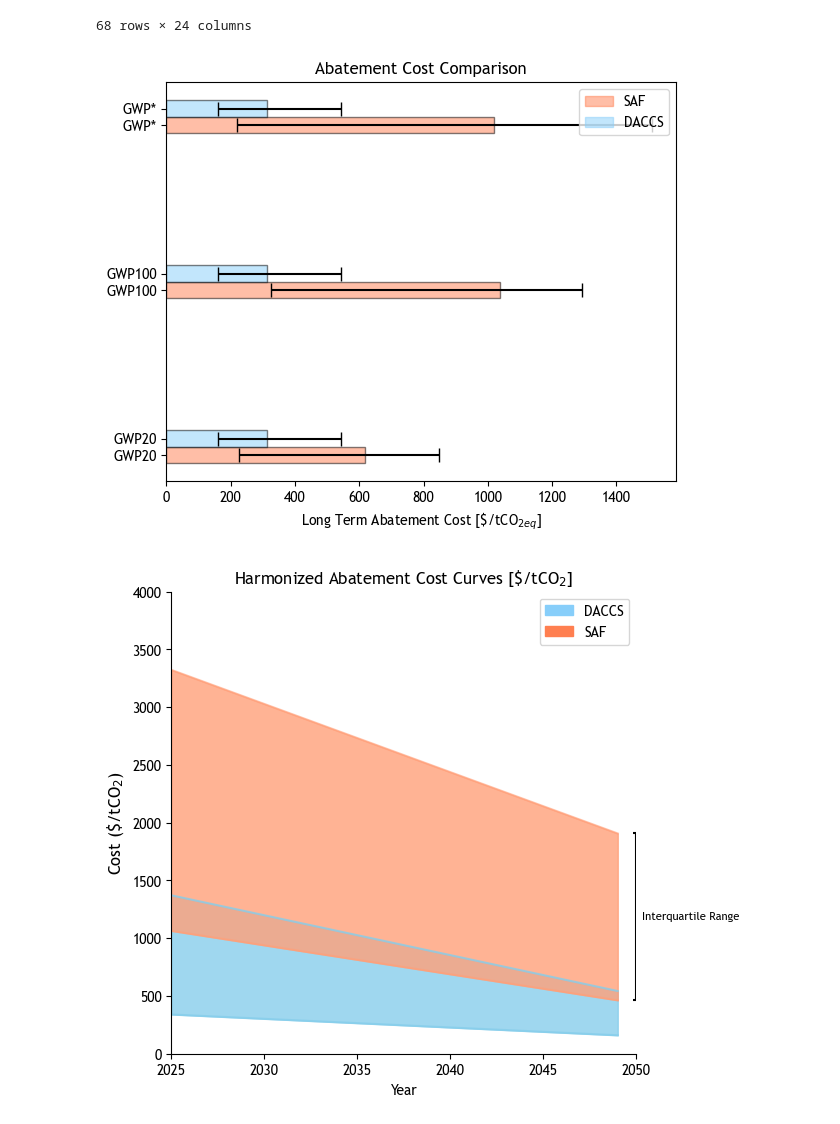
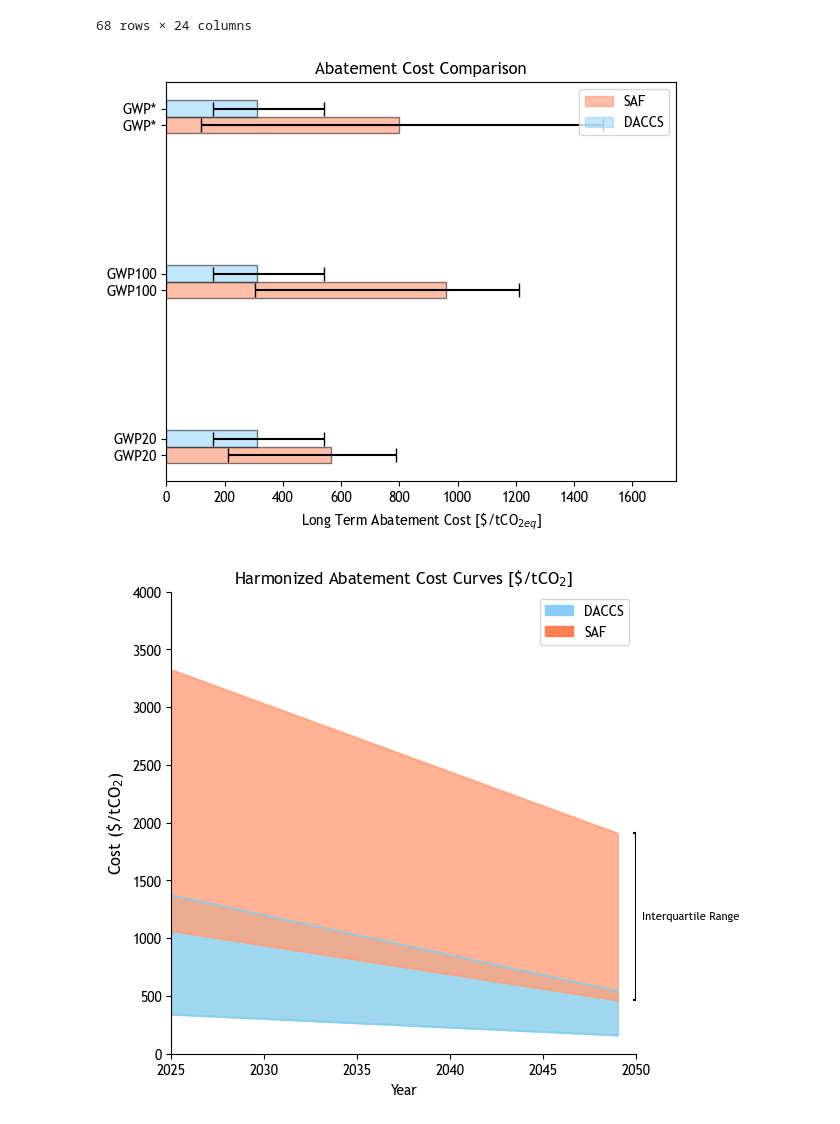
Before and after one commit to kfdsievert/DACCSvDACCU, a Jupyter notebook: code/plots.ipynb, the cells around one changed output. Saved outputs shown, nothing was run; the diff lists cells and outputs as text; code cells hidden in the pictures.

Commit message:
Fixes to contrail abatement sensitivity calculation

```diff
--- a/code/plots.ipynb
+++ b/code/plots.ipynb
@@ -19,7 +19,7 @@ sensitivity = False
 # %%
 notebook_dir = os.path.dirname(os.path.abspath("__file__"))
 root = os.path.dirname(notebook_dir)
-folder_name_base = "2025-05-21"
+folder_name_base = "2025-05-21_no_efficiency_contrails"
 sensitivity_name = "Default"
 if sensitivity:
     folder_name = os.path.join(folder_name_base, sensitivity_name)
@@ -162,6 +162,7 @@ if not os.path.exists(f"{root}/outputs/{folder_name}/figures"):
 # %%
 fig, ax = plt.subplots(figsize=(6, 5))  # Adjusted width for additional bars
 bar_height = 0.1  # Height of each bar
+plt.xlim(0,1750)
 
 y_positions = []
 labels = []
@@ -212,34 +213,34 @@ y_position = len(gwp_abatement_cost_saf_dfs) + bar_height
 abatement_cost_gwp_star_daccs.set_index("Quartile", inplace=True)
 median_cost = abatement_cost_gwp_star_daccs.loc["50%", "Abatement Cost Nominal"]
 lower_cost = abatement_cost_gwp_star_daccs.loc["25%", "Abatement Cost Low"]
 upper_cost = abatement_cost_gwp_star_daccs.loc["75%", "Abatement Cost High"]
 
 ax.barh(y_position, median_cost, bar_height, color=color_daccs, alpha=0.5, edgecolor='black')
 ax.errorbar(median_cost, y_position, xerr=[[median_cost - lower_cost], [upper_cost - median_cost]], color='black', capsize=5, capthick=1, fmt='none')
 
 y_positions.append(y_position)
 labels.append("GWP*")
 
 # Customize plot
 ax.set_yticks(y_positions)
 ax.set_yticklabels(labels)
 ax.set_xlabel(r"Long Term Abatement Cost [\$/tCO$_{2eq}$]")
 ax.set_title("Abatement Cost Comparison")
 ax.set_xlim(left=0)
 
 # Add legend
 custom_legend = [
     Patch(color=color_saf, alpha=0.5, edgecolor='black', label="SAF"),
     Patch(color=color_daccs, alpha=0.5, edgecolor='black', label="DACCS"),
 ]
 ax.legend(handles=custom_legend, loc='upper right')
 
 # Adjust layout and show plot
 plt.tight_layout()
 plt.savefig(os.path.join(notebook_dir, f"{root}/outputs/{folder_name}/figures/abatement_cost_comparison.png"))
 plt.show()
 # %% [output]
-[figure, old version]
+[figure, new version]
 # %%
 years = np.arange(2025,2050,1)
 percentile_25th_values_daccs = abatement_cost_curve_daccs["25%"]
```
Also changed, not shown: parts of 2 cells of this notebook, 4 other files.
